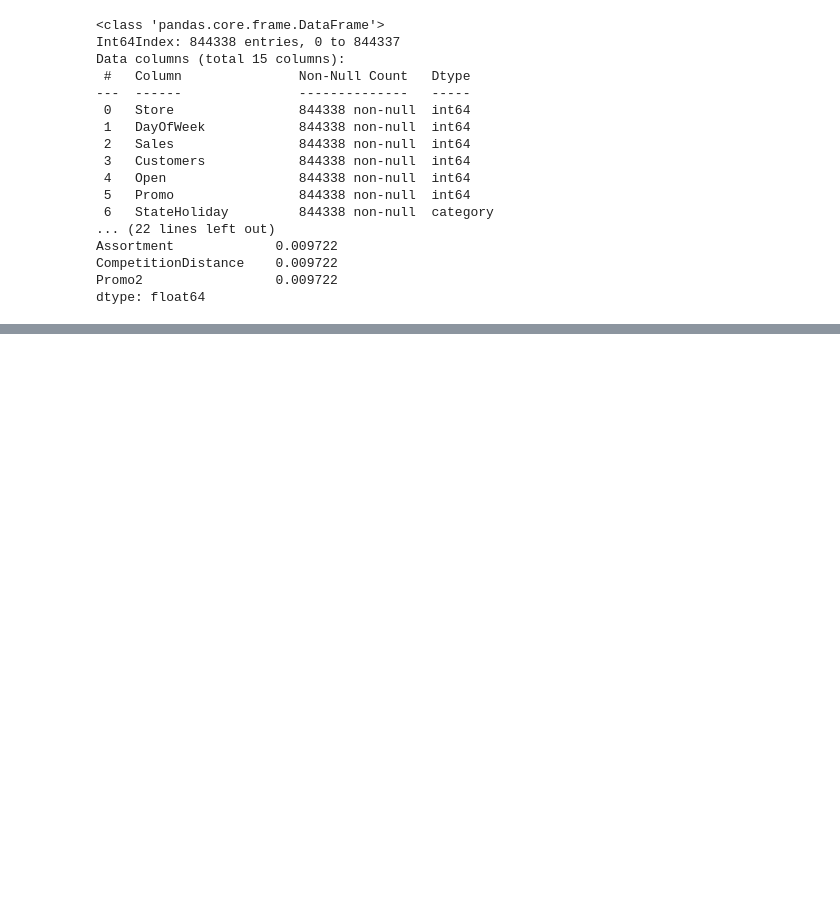
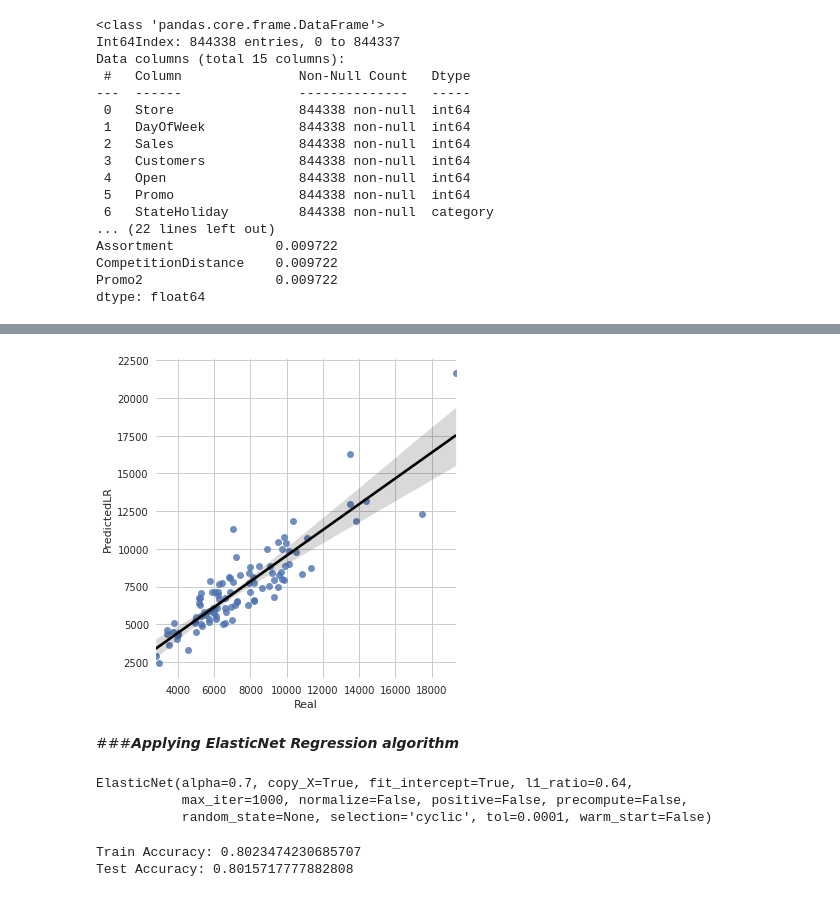
Before and after one commit to asim5800/Retail-Sales-Prediction, a Jupyter notebook: Final_Asim_Rossmann_Sales_Prediction_Capstone_Project.ipynb, the cells around one changed output, grey strips where cells are left out. Drawn from its saved outputs; the diff is of its cells as text; code cells hidden in the pictures; blank space fills up the shorter version.

```diff
--- a/Final_Asim_Rossmann_Sales_Prediction_Capstone_Project.ipynb
+++ b/Final_Asim_Rossmann_Sales_Prediction_Capstone_Project.ipynb
@@ -610,0 +575,8 @@ sns.lmplot(x='Real', y='PredictedEN', data=dataset_en, line_kws={'color': 'red'}
+# %%
+#storing 100 observations for analysis
+simple_lr_pred = predictions_simple[:100]
+simple_lr_real = y_test[:100]
+dataset_lr = pd.DataFrame({'Real':simple_lr_real,'PredictedLR':simple_lr_pred}) #storing these values into dataframe
+# %%
+#storing absolute diffrences between actual sales price and predicted
+dataset_lr['diff']=(dataset_lr['Real']-dataset_lr['PredictedLR']).abs()
@@ -610,0 +627,7 @@ sns.lmplot(x='Real', y='PredictedEN', data=dataset_en, line_kws={'color': 'red'}
+# %%
+#visualising our predictions
+sns.lmplot(x='Real', y='PredictedLR', data=dataset_lr, line_kws={'color': 'black'});
+# %% [output]
+[figure, added]
+# %% [markdown]
+###***Applying ElasticNet Regression algorithm***
@@ -610,0 +640,14 @@ sns.lmplot(x='Real', y='PredictedEN', data=dataset_en, line_kws={'color': 'red'}
+# %%
+#training our model
+elasticnet.fit(X_train,y_train)
+# %% [output]
+ElasticNet(alpha=0.7, copy_X=True, fit_intercept=True, l1_ratio=0.64,
+           max_iter=1000, normalize=False, positive=False, precompute=False,
+           random_state=None, selection='cyclic', tol=0.0001, warm_start=False)
+# %%
+#displaying training and testing accuracy
+print("Train Accuracy:",elasticnet.score(X_train, y_train))
+print("Test Accuracy:",elasticnet.score(X_test, y_test))
+# %% [output]
+Train Accuracy: 0.8023474230685707
+Test Accuracy: 0.8015717777882808
```
Also changed, not shown: parts of 173 cells of this notebook.
